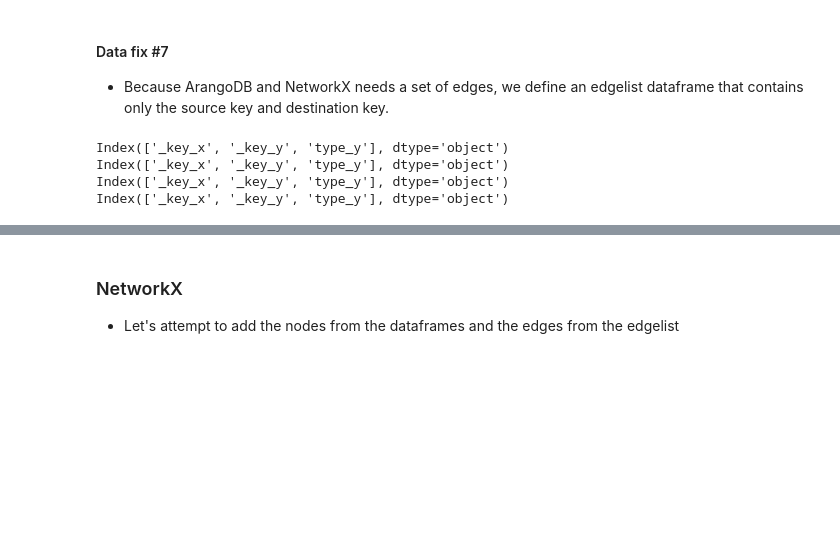
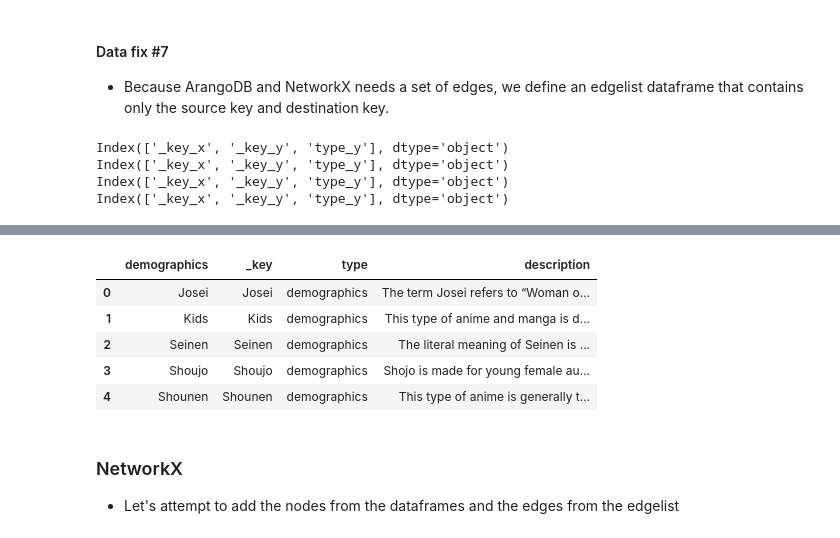
Before and after one commit to W3NDO/ArangoDbHackathon, a Jupyter notebook: subset_data_recommender_system.ipynb, the cells around one changed output, grey strips where cells are left out. Saved outputs shown, nothing was run; the diff lists cells and outputs as text; code cells hidden in the pictures; blank space fills up the shorter version.

```diff
--- a/subset_data_recommender_system.ipynb
+++ b/subset_data_recommender_system.ipynb
@@ -249,3 +273,36 @@ Index(['_key_x', '_key_y', 'type_y'], dtype='object')
+# %%
+#
+
+demographics_descriptions = {
+    'Kodomomuke' : 'This type of anime and manga is deliberately made for children below 12 years of age. They are crafted in a way to teach very young audiences about the values and morals of life to become a good person in life',
+
+    'Kids' : 'This type of anime and manga is deliberately made for children below 12 years of age. They are crafted in a way to teach very young audiences about the values and morals of life to become a good person in life',
+
+    'Shonen' : 'This type of anime is generally targeted toward teen boys (12-18 years old) but even teen girls like to watch them. he Shonen anime or manga has a central male protagonist (female in rare cases), and it includes a mix of a wide variety of genres such as adventure, action, drama, sci-fi, and more. It includes an adventurous storyline revolving around the protagonist, who aims to achieve his/ her goals bundled with enthralling battles. Also, they are often seen preaching the value of friendship and family.',
+
+    'Shounen': 'This type of anime is generally targeted toward teen boys (12-18 years old) but even teen girls like to watch them. he Shonen anime or manga has a central male protagonist (female in rare cases), and it includes a mix of a wide variety of genres such as adventure, action, drama, sci-fi, and more. It includes an adventurous storyline revolving around the protagonist, who aims to achieve his/ her goals bundled with enthralling battles. Also, they are often seen preaching the value of friendship and family.',
+
+    'Shojo': 'Shojo is made for young female audiences. It is crafted for young girls, generally between the ages of 12-18. The Shoujo anime or manga explores the feminine side which basically includes genres such as romance and drama. As opposed to Shonen, Shoujo has a female as the lead and the story revolves around her life. The sub-genres of the Shoujo anime type cover Yaoi and Yuri as well, which we will discuss briefly below. ',
+
+    'Shoujo': 'Shojo is made for young female audiences. It is crafted for young girls, generally between the ages of 12-18. The Shoujo anime or manga explores the feminine side which basically includes genres such as romance and drama. As opposed to Shonen, Shoujo has a female as the lead and the story revolves around her life. The sub-genres of the Shoujo anime type cover Yaoi and Yuri as well, which we will discuss briefly below. ',
+
+    'Seinen': 'The literal meaning of Seinen is “youth,” and the anime and manga in this category are targeted toward adult men. So, this anime type covers the audience who are 18 and above in age, predominantly males but is also liked by females. Seinen includes all the elements of a typical Shonen anime but elevates it to the next step by having no theme or story restrictions. As there are no restrictions here, Seinen anime includes mature themes, hence, the 18 years and above age requirement. Seinen also covers a wide variety of mature genres, such as psychological, gore, violence, action, erotic, etc., which suit the adult audience better.',
+
+    'Josei' : 'The term Josei refers to “Woman or Female” and is the equivalent of Seinen for females. Thus, Josei is intended for adult women who are 18 and older. Josei is the improved version of Shoujo and shows the realistic lives of women, including their relationships, challenges, and more. Just like Shoujo, Josei also covers LGBTQ+ storylines such as Yaoi and Yuri sub-genres within them',
+}
+
+demographics_dataframe["description"] = ''
+
+for key in demographics_descriptions:
+    demographics_dataframe.loc[demographics_dataframe['demographics'] == key, "description"] = demographics_descriptions[key]
+demographics_dataframe
+# %% [output]
+|  | demographics | _key | type | description |
+| 0 | Josei | Josei | demographics | The term Josei refers to “Woman o... |
+| 1 | Kids | Kids | demographics | This type of anime and manga is d... |
+| 2 | Seinen | Seinen | demographics | The literal meaning of Seinen is ... |
+| 3 | Shoujo | Shoujo | demographics | Shojo is made for young female au... |
+| 4 | Shounen | Shounen | demographics | This type of anime is generally t... |
 # %% [markdown]
 ### NetworkX
 
```
Also changed, not shown: parts of 7 cells of this notebook.
